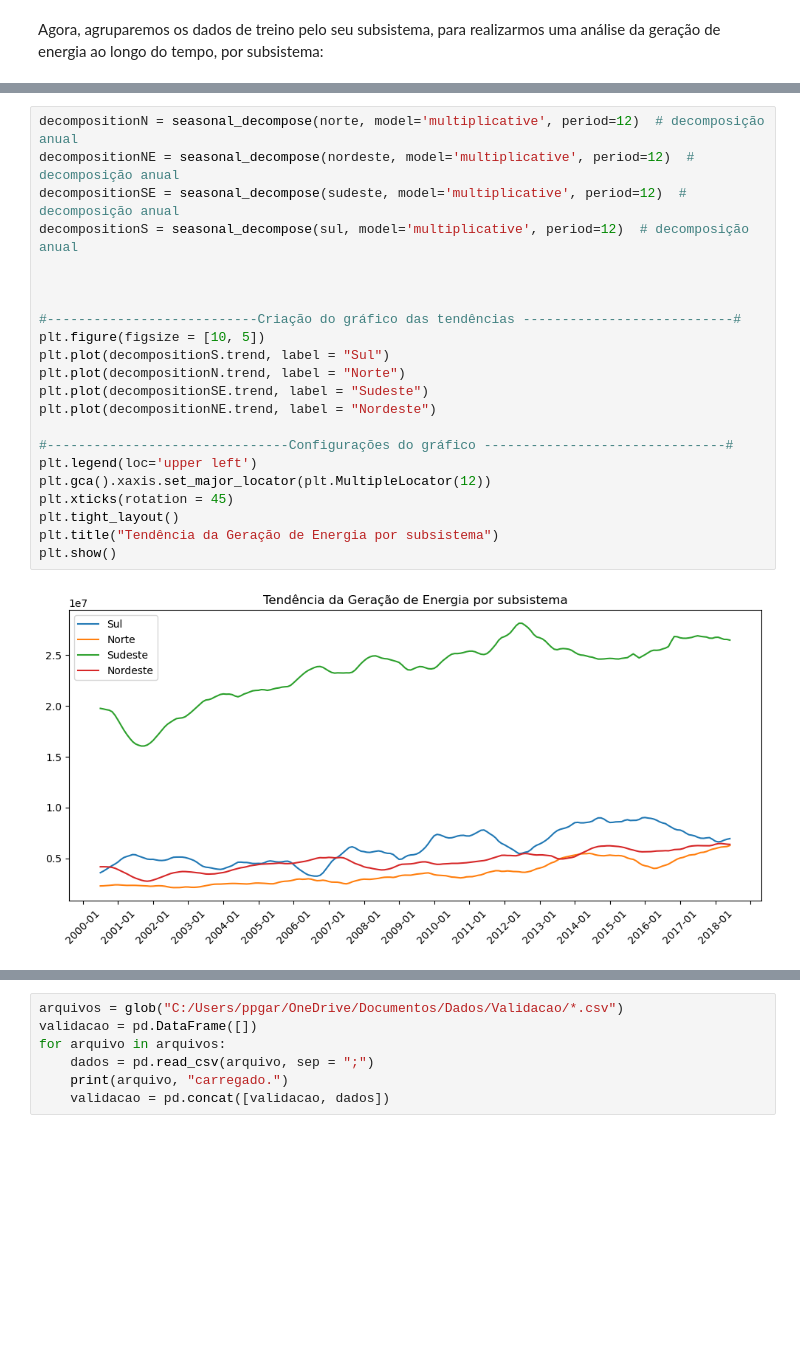
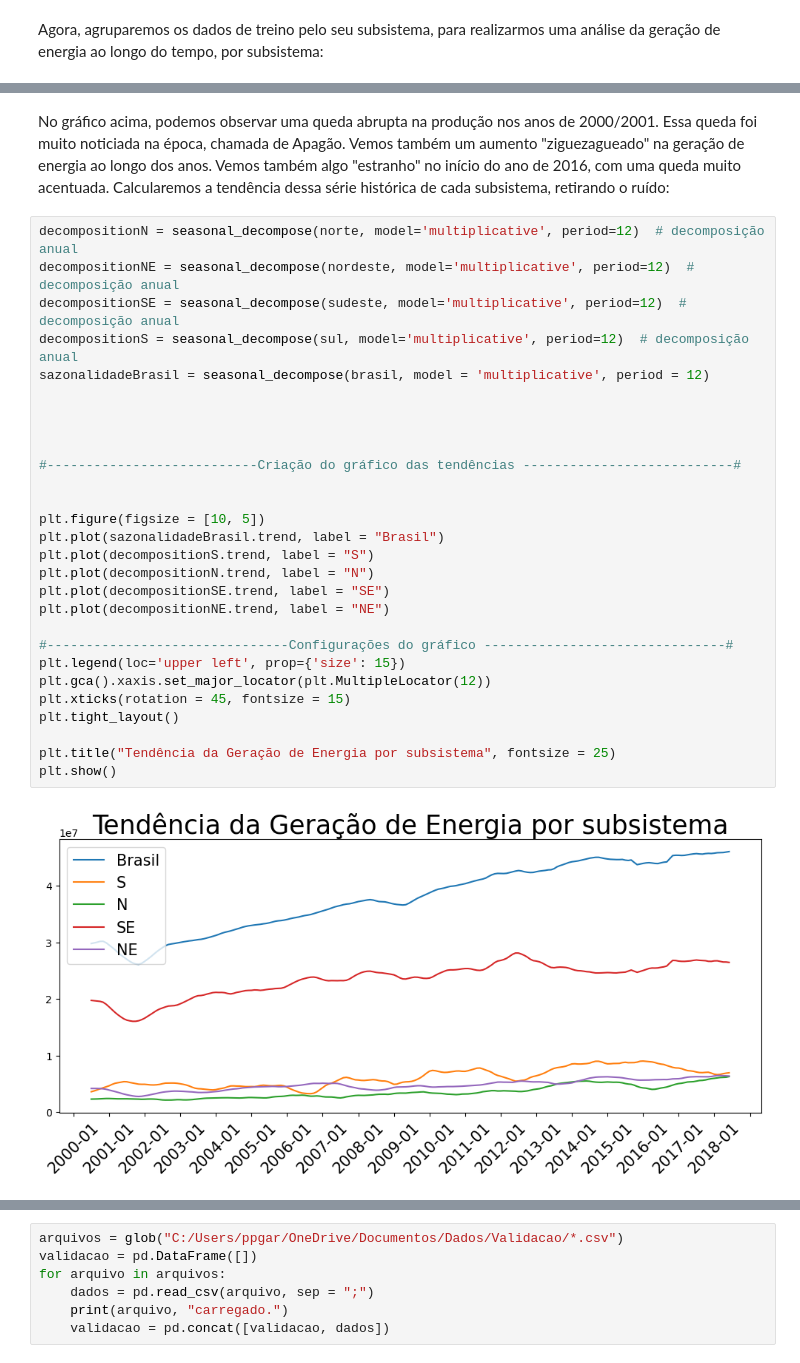
Before and after one commit to ppbgarcia/bootcamp20241, a Jupyter notebook: eda.ipynb, the cells around one changed output, grey strips where cells are left out. Cells and saved outputs as stored; diff of their text form; blank space fills up the shorter version.

Commit message:
Comentários e gráficos

```diff
--- a/eda.ipynb
+++ b/eda.ipynb
@@ -121,24 +119,33 @@ Cálculo da tendência da série histórica de cada subsistema:
+# %% [markdown]
+No gráfico acima, podemos observar uma queda abrupta na produção nos anos de 2000/2001. Essa queda foi muito noticiada na época, chamada de Apagão. Vemos também um aumento "ziguezagueado" na geração de energia ao longo dos anos. Vemos também algo "estranho" no início do ano de 2016, com uma queda muito acentuada.
+Calcularemos a tendência dessa série histórica de cada subsistema, retirando o ruído:
 # %%
 decompositionN = seasonal_decompose(norte, model='multiplicative', period=12)  # decomposição anual
 decompositionNE = seasonal_decompose(nordeste, model='multiplicative', period=12)  # decomposição anual
 decompositionSE = seasonal_decompose(sudeste, model='multiplicative', period=12)  # decomposição anual
 decompositionS = seasonal_decompose(sul, model='multiplicative', period=12)  # decomposição anual
+sazonalidadeBrasil = seasonal_decompose(brasil, model = 'multiplicative', period = 12)
+
 
 
 
 #---------------------------Criação do gráfico das tendências ---------------------------#
+
+
 plt.figure(figsize = [10, 5])
-plt.plot(decompositionS.trend, label = "Sul")
-plt.plot(decompositionN.trend, label = "Norte")
-plt.plot(decompositionSE.trend, label = "Sudeste")
-plt.plot(decompositionNE.trend, label = "Nordeste")
+plt.plot(sazonalidadeBrasil.trend, label = "Brasil")
+plt.plot(decompositionS.trend, label = "S")
+plt.plot(decompositionN.trend, label = "N")
+plt.plot(decompositionSE.trend, label = "SE")
+plt.plot(decompositionNE.trend, label = "NE")
 
 #-------------------------------Configurações do gráfico -------------------------------#
-plt.legend(loc='upper left')
+plt.legend(loc='upper left', prop={'size': 15})
 plt.gca().xaxis.set_major_locator(plt.MultipleLocator(12))
-plt.xticks(rotation = 45)
+plt.xticks(rotation = 45, fontsize = 15)
 plt.tight_layout()
-plt.title("Tendência da Geração de Energia por subsistema")
+
+plt.title("Tendência da Geração de Energia por subsistema", fontsize = 25)
 plt.show()
 # %% [output]
-[figure, old version]
+[figure, new version]
```
Also changed, not shown: parts of 34 cells of this notebook.
